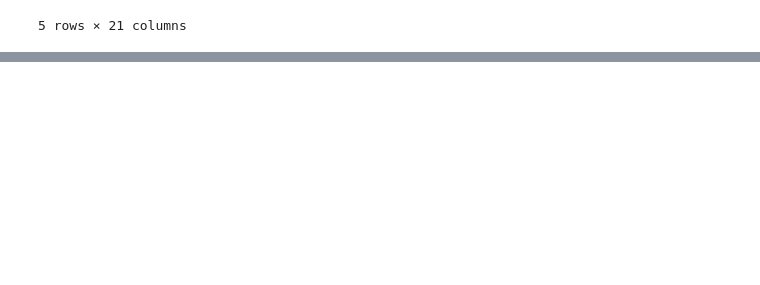
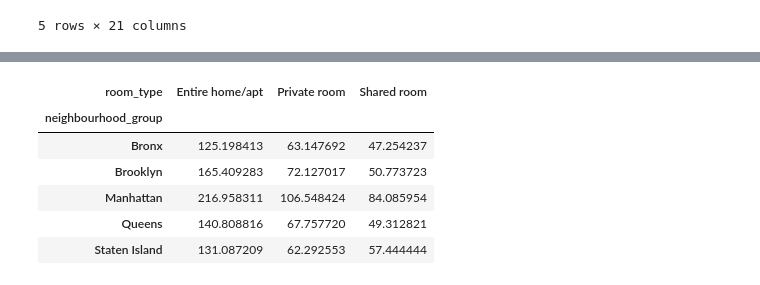
Before and after one commit to shwetayadav16/Python, a Jupyter notebook: Projects/Airbnb/solution2.ipynb, the cells around one changed output, grey strips where cells are left out. Cells and saved outputs as stored; diff of their text form; code cells hidden in the pictures; blank space fills up the shorter version.

```diff
--- a/Projects/Airbnb/solution2.ipynb
+++ b/Projects/Airbnb/solution2.ipynb
@@ -107,0 +190,19 @@ df.head()
+# %%
+# Phase 7: Multivariate Analysis
+# 7.1 Location + Room Type → Price
+pivot_price=df.pivot_table(
+    values="price",
+    index="neighbourhood_group",
+    columns="room_type",
+    aggfunc="mean",
+    observed=True
+)
+pivot_price
+# %% [output]
+| room_type | Entire home/apt | Private room | Shared room |
+| neighbourhood_group |  |  |  |
+| Bronx | 125.198413 | 63.147692 | 47.254237 |
+| Brooklyn | 165.409283 | 72.127017 | 50.773723 |
+| Manhattan | 216.958311 | 106.548424 | 84.085954 |
+| Queens | 140.808816 | 67.757720 | 49.312821 |
+| Staten Island | 131.087209 | 62.292553 | 57.444444 |
```
Also changed, not shown: parts of 11 cells of this notebook, 3 other files.
